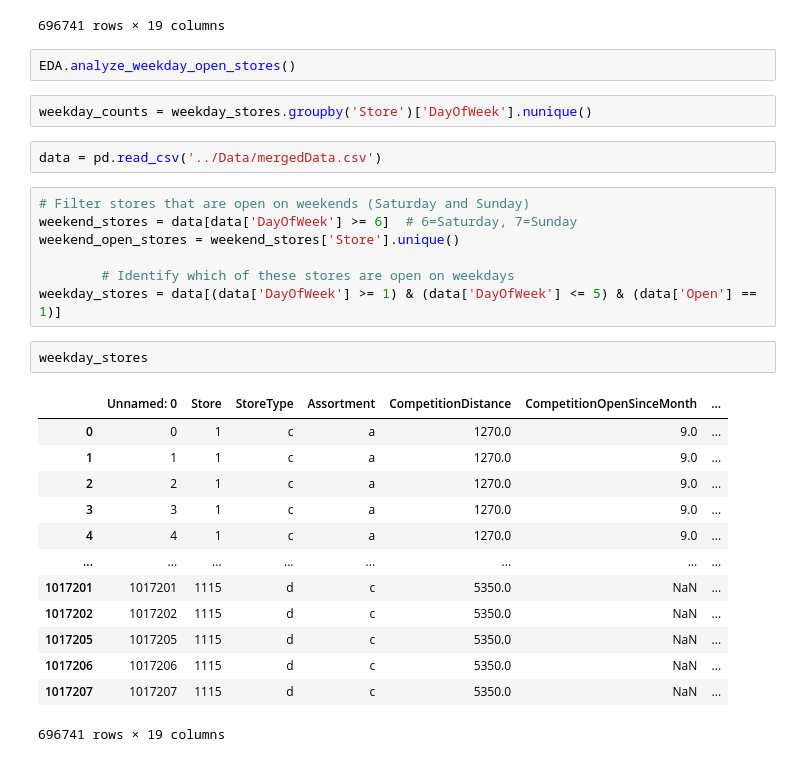
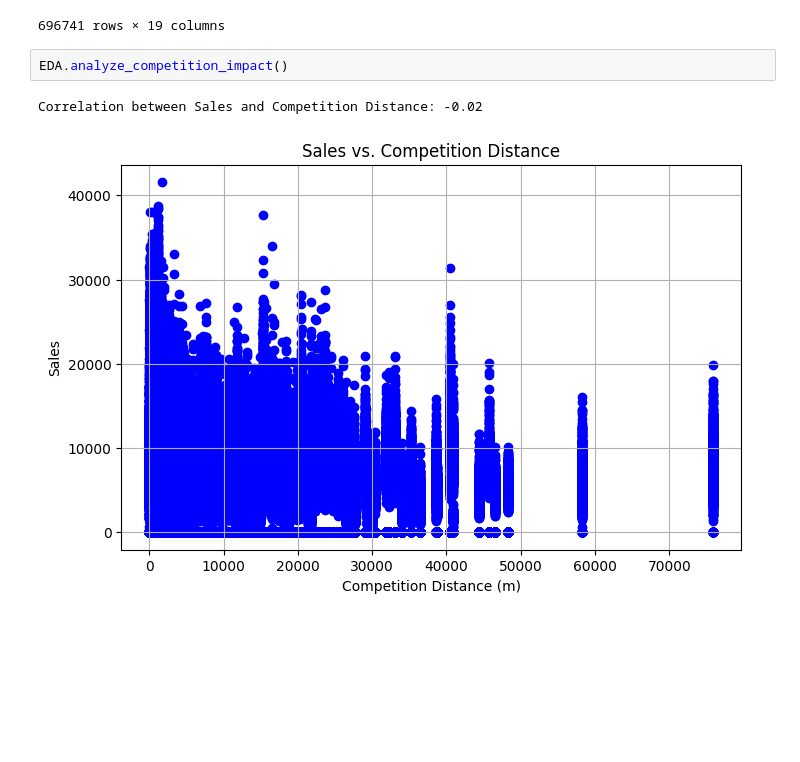
Before and after one commit to Marta233/Sales_Forcasting, a Jupyter notebook: notebook/EDA.ipynb, the cells around one changed output. Saved outputs shown, nothing was run; the diff lists cells and outputs as text; blank space fills up the shorter version.

```diff
--- a/notebook/EDA.ipynb
+++ b/notebook/EDA.ipynb
@@ -313,31 +265,7 @@ weekday_stores
 | 1017207 | 1017207 | 1115 | d | c | 5350.0 | NaN | ... |
 696741 rows × 19 columns
 # %%
-EDA.analyze_weekday_open_stores()
+EDA.analyze_competition_impact()
+# %% [output]
+Correlation between Sales and Competition Distance: -0.02
+[figure, added]
-# %%
-weekday_counts = weekday_stores.groupby('Store')['DayOfWeek'].nunique()
-# %%
-data = pd.read_csv('../Data/mergedData.csv')
-# %%
-# Filter stores that are open on weekends (Saturday and Sunday)
-weekend_stores = data[data['DayOfWeek'] >= 6]  # 6=Saturday, 7=Sunday
-weekend_open_stores = weekend_stores['Store'].unique()
-
-        # Identify which of these stores are open on weekdays
-weekday_stores = data[(data['DayOfWeek'] >= 1) & (data['DayOfWeek'] <= 5) & (data['Open'] == 1)]
-# %%
-weekday_stores
-# %% [output]
-|  | Unnamed: 0 | Store | StoreType | Assortment | CompetitionDistance | CompetitionOpenSinceMonth | ... |
-| 0 | 0 | 1 | c | a | 1270.0 | 9.0 | ... |
-| 1 | 1 | 1 | c | a | 1270.0 | 9.0 | ... |
-| 2 | 2 | 1 | c | a | 1270.0 | 9.0 | ... |
-| 3 | 3 | 1 | c | a | 1270.0 | 9.0 | ... |
-| 4 | 4 | 1 | c | a | 1270.0 | 9.0 | ... |
-| ... | ... | ... | ... | ... | ... | ... | ... |
-| 1017201 | 1017201 | 1115 | d | c | 5350.0 | NaN | ... |
-| 1017202 | 1017202 | 1115 | d | c | 5350.0 | NaN | ... |
-| 1017205 | 1017205 | 1115 | d | c | 5350.0 | NaN | ... |
-| 1017206 | 1017206 | 1115 | d | c | 5350.0 | NaN | ... |
-| 1017207 | 1017207 | 1115 | d | c | 5350.0 | NaN | ... |
-696741 rows × 19 columns
```
Also changed, not shown: parts of 7 cells of this notebook, 1 other file.
